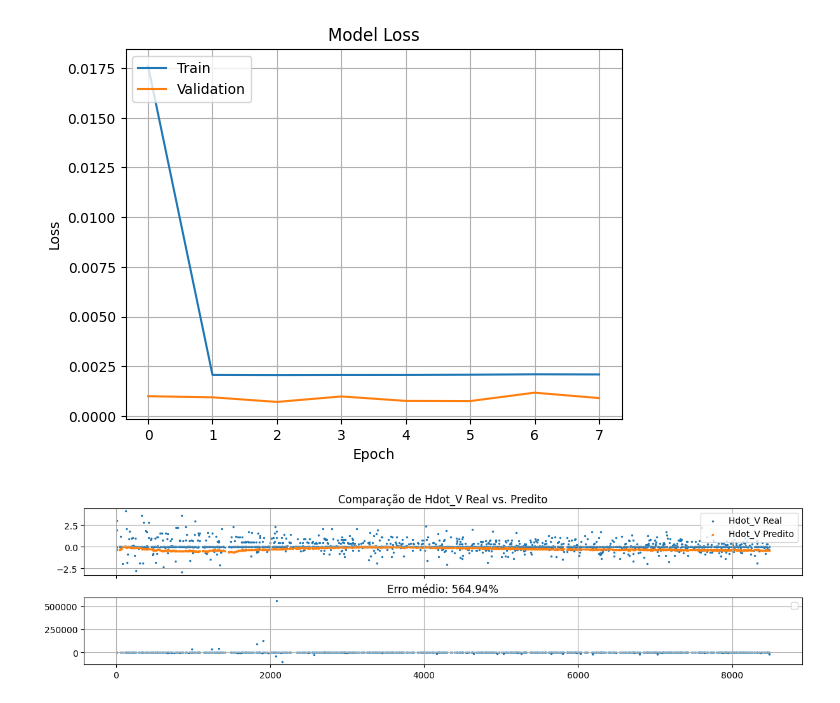
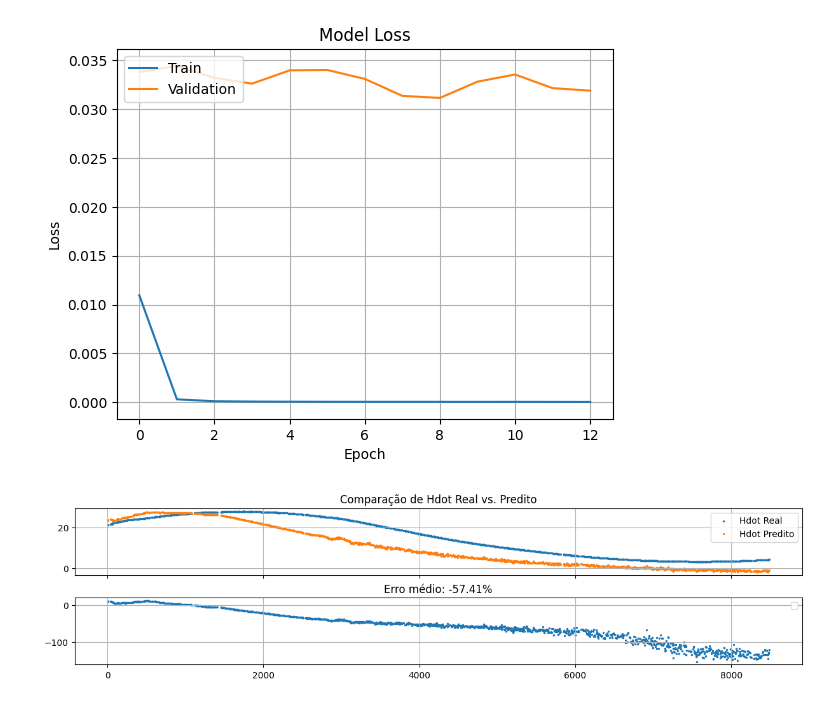
Before and after one commit to ymarcal/PMG, a Jupyter notebook: scriptPMG_refactored.ipynb, the cells around one changed output. Saved outputs shown, nothing was run; the diff lists cells and outputs as text; code cells hidden in the pictures.

```diff
--- a/scriptPMG_refactored.ipynb
+++ b/scriptPMG_refactored.ipynb
@@ -301,29 +304,3 @@ def scale_data(df, features1, features2, targets):
         df.loc[mask, [p+'_scaled' for p in colsy]] = getattr(scaler_y,  method)(df.loc[mask, colsy])
 
     return df, scaler_x1, scaler_x2, scaler_y
-# %%
-def build_model(features1, features2):
-    # 1. Definição das Entradas
-    input_dim1 = len(features1)
-    input_x1 = layers.Input(shape=(input_dim1,), name='Entrada_X1')
-    input_dim2 = len(features2)
-    input_x2 = layers.Input(shape=(input_dim2,), name='Entrada_X2')
-
-    # 2. Rede Neural para X1 (NN1 -> Z1)
-    x1 = layers.Dense(64, activation='relu')(input_x1)
-    z1 = layers.Dense(1, name='Z1')(x1) # Resultado Z1
-
-    # 3. Rede Neural para X2 (NN2 -> Z2)
-    x2 = layers.Dense(64, activation='relu')(input_x2)
-    z2 = layers.Dense(1, name='Z2')(x2) # Resultado Z2
-
-    # 4. Saída: operação de Subtração (Z1 - Z2)
-    output = layers.Subtract(name = 'Saida_Y')([z1, z2])
-
-    # 5. Definição do Modelo
-    model = Model(inputs=[input_x1, input_x2], outputs=output)
-
-    # Compilação
-    model.compile(optimizer='adam', loss='mse')
-
-    return model
@@ -348,7 +396,8 @@ def train_model(df, features1, features2, targets, model, hyperparameters):
 
     callback = keras.callbacks.EarlyStopping(
         monitor='val_loss',
-        patience=hyperparameters['patience']
+        patience=hyperparameters['patience'],
+        restore_best_weights=True
     )
 
     training_history = model.fit(
@@ -417,17 +466,17 @@ def analyze (
         features2,
         targets,
         architecture={
-            'neurons': 60,
+            'neurons': 32,
             'camadas_ocultas': 8,
             'activation': 'relu',
-            'dropout': 0.0
+            'dropout': 0.5
         },
         hyperparameters={
             'optimizer': 'adam',
             'learning_rate': 0.0001,
-            'epochs': 120,
+            'epochs': 60,
             'batch_size': 64,
-            'patience': 5
+            'patience': 4
         }
         ):
     df, scaler_x1, scaler_x2, scaler_y, model, training_history = pipeline(
@@ -541,8 +532,8 @@ W                     0
 # %%
 df, scaler_x1, scaler_x2, scaler_y, model, training_history, results = analyze(
     tipo_dados='aceleracao_nivelada',
-    features1=['Mach', 'N1_over_sqrt_theta', 'W'],
-    features2=['Mach', 'CL', 'W'],
-    targets=['Hdot_V']
+    features1=['Mach', 'N1_over_sqrt_theta', 'W', 'Va'],
+    features2=['Mach', 'CL', 'W', 'Va'],
+    targets=['Hdot']
 )
 # %% [output]
@@ -567,4 +557,4 @@ Epoch 8/120
-[figure, old version]
+[figure, new version]
-[figure, old version]
+[figure, new version]
 # %%
 _, axs = plt.subplots(
```
Also changed, not shown: parts of 14 cells of this notebook.
